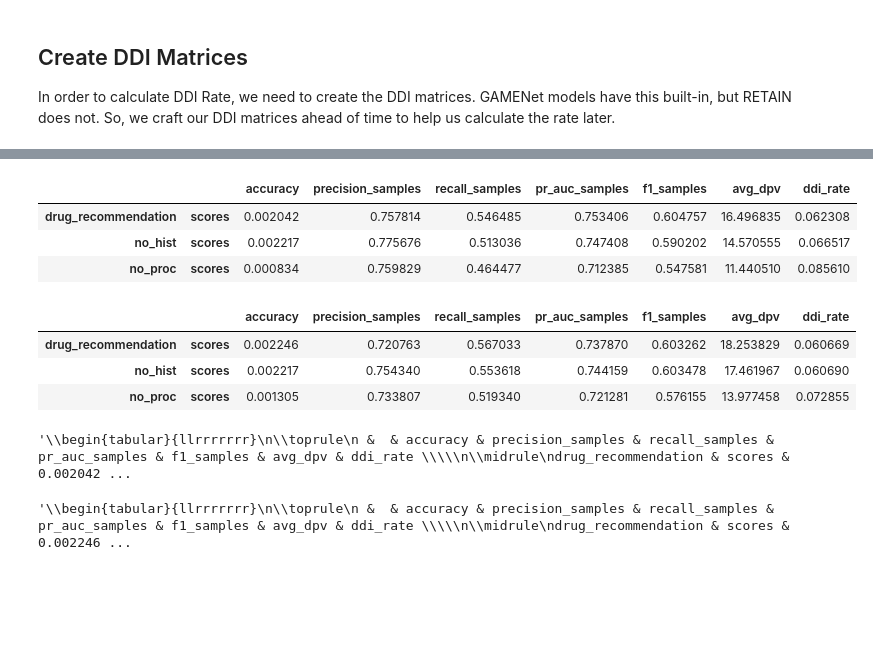
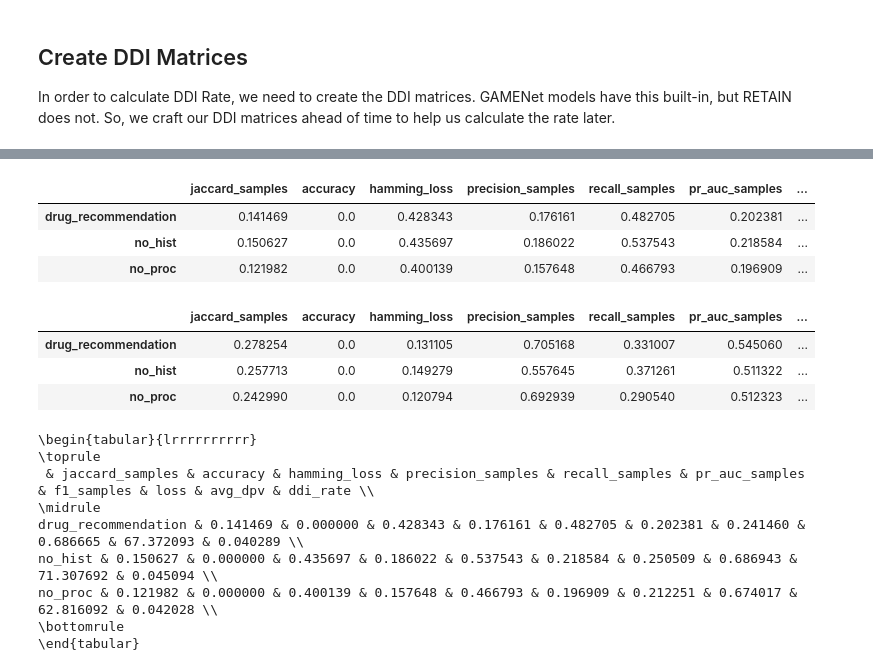
Before and after one commit to HeapsOfRam/GAMENet, a Jupyter notebook: pyhealth/EDA.ipynb, the cells around one changed output, grey strips where cells are left out. Saved outputs shown, nothing was run; the diff lists cells and outputs as text; code cells hidden in the pictures; blank space fills up the shorter version.

```diff
--- a/pyhealth/EDA.ipynb
+++ b/pyhealth/EDA.ipynb
@@ -54,12 +670,11 @@ This can be changed by either modifying the MIMIC4 class directly, or modifying
-# %%
-# whether to read in "dev" mode or not
-DEV = False
 # %%
 # save data in the ./hiddendata/extracted/ directory
 ## this uses MIMIC4, so place data in ./hiddendata/extracted/mimic4/
 ## could use MIMIC3 with from mimic import MIMIC3 and placing data in ./hiddendata/extracted/mimic3/
 dataset = MIMIC4
-mimic = MIMICWrapper(datasource=dataset, tasks=dataset.all_tasks())
+# we will run all tasks possible on the dataset
+# can define custom tasklist here
+mimic = MIMICWrapper(datasource=dataset, tasks=MIMIC4_TASKS)
 mimic_data = mimic.load_data(dev=DEV)
 drug_task_data = mimic.drug_task_data()
 dataloaders = mimic.create_dataloaders()
@@ -292,11 +909,9 @@ for taskname in mimic.get_task_names():
     print("--eval retain on {} data--".format(taskname))
     test_loader = dataloaders[taskname]["test"]
     baseline_result[taskname] = {}
-    baseline_result[taskname][SCORE_KEY] = retain[taskname].evaluate_model(test_loader)
-    baseline_result[taskname][SCORE_KEY][DPV_KEY] = retain[taskname].calc_avg_drugs_per_visit(test_loader)
-    baseline_result[taskname][SCORE_KEY][DDI_RATE_KEY] = retain[taskname].calc_ddi_rate(
-        test_loader, ddi_mats[taskname]
-    )
+    baseline_result[taskname] = retain[taskname].evaluate_model(test_loader)
+    baseline_result[taskname][DPV_KEY] = retain[taskname].calc_avg_drugs_per_visit(test_loader)
+    baseline_result[taskname][DDI_RATE_KEY] = retain[taskname].calc_ddi_rate(test_loader, ddi_mats[taskname])
 
 # gamenet
 print("---GAMENET EVALUATION---")
@@ -304,11 +919,9 @@ for taskname in mimic.get_task_names():
     print("--eval gamenet on {} data--".format(taskname))
     test_loader = dataloaders[taskname]["test"]
     gamenet_result[taskname] = {}
-    gamenet_result[taskname][SCORE_KEY] = gamenet[taskname].evaluate_model(test_loader)
-    gamenet_result[taskname][SCORE_KEY][DPV_KEY] = gamenet[taskname].calc_avg_drugs_per_visit(test_loader)
-    gamenet_result[taskname][SCORE_KEY][DDI_RATE_KEY] = gamenet[taskname].calc_ddi_rate(
-        test_loader, ddi_mats[taskname]
-    )
+    gamenet_result[taskname] = gamenet[taskname].evaluate_model(test_loader)
+    gamenet_result[taskname][DPV_KEY] = gamenet[taskname].calc_avg_drugs_per_visit(test_loader)
+    gamenet_result[taskname][DDI_RATE_KEY] = gamenet[taskname].calc_ddi_rate(test_loader, ddi_mats[taskname])
 # %% [output]
 ---RETAIN EVALUATION---
 --eval retain on drug_recommendation data--
@@ -375,0 +953,2 @@ gamenet_metrics = gamenet_res_df[metrics_columns]
+# %%
+retain_metrics = pandas.DataFrame.from_dict(baseline_result)
@@ -376,22 +957,26 @@ gamenet_metrics = gamenet_res_df[metrics_columns]
 # %%
-display(retain_metrics)
+display(retain_metrics.T)
 # %% [output]
-|  |  | accuracy | precision_samples | recall_samples | pr_auc_samples | f1_samples | avg_dpv | ddi_rate |
-| drug_recommendation | scores | 0.002042 | 0.757814 | 0.546485 | 0.753406 | 0.604757 | 16.496835 | 0.062308 |
-| no_hist | scores | 0.002217 | 0.775676 | 0.513036 | 0.747408 | 0.590202 | 14.570555 | 0.066517 |
-| no_proc | scores | 0.000834 | 0.759829 | 0.464477 | 0.712385 | 0.547581 | 11.440510 | 0.085610 |
+|  | jaccard_samples | accuracy | hamming_loss | precision_samples | recall_samples | pr_auc_samples | ... |
+| drug_recommendation | 0.141469 | 0.0 | 0.428343 | 0.176161 | 0.482705 | 0.202381 | ... |
+| no_hist | 0.150627 | 0.0 | 0.435697 | 0.186022 | 0.537543 | 0.218584 | ... |
+| no_proc | 0.121982 | 0.0 | 0.400139 | 0.157648 | 0.466793 | 0.196909 | ... |
 # %%
-display(gamenet_metrics)
+display(gamenet_metrics.T)
 # %% [output]
-|  |  | accuracy | precision_samples | recall_samples | pr_auc_samples | f1_samples | avg_dpv | ddi_rate |
-| drug_recommendation | scores | 0.002246 | 0.720763 | 0.567033 | 0.737870 | 0.603262 | 18.253829 | 0.060669 |
-| no_hist | scores | 0.002217 | 0.754340 | 0.553618 | 0.744159 | 0.603478 | 17.461967 | 0.060690 |
-| no_proc | scores | 0.001305 | 0.733807 | 0.519340 | 0.721281 | 0.576155 | 13.977458 | 0.072855 |
+|  | jaccard_samples | accuracy | hamming_loss | precision_samples | recall_samples | pr_auc_samples | ... |
+| drug_recommendation | 0.278254 | 0.0 | 0.131105 | 0.705168 | 0.331007 | 0.545060 | ... |
+| no_hist | 0.257713 | 0.0 | 0.149279 | 0.557645 | 0.371261 | 0.511322 | ... |
+| no_proc | 0.242990 | 0.0 | 0.120794 | 0.692939 | 0.290540 | 0.512323 | ... |
-# %%
-retain_metrics.to_latex()
-# %% [output]
-'\\begin{tabular}{llrrrrrrr}\n\\toprule\n &  & accuracy & precision_samples & recall_samples & pr_auc_samples & f1_samples & avg_dpv & ddi_rate \\\\\n\\midrule\ndrug_recommendation & scores & 0.002042 ...
-# %%
-gamenet_metrics.to_latex()
-# %% [output]
-'\\begin{tabular}{llrrrrrrr}\n\\toprule\n &  & accuracy & precision_samples & recall_samples & pr_auc_samples & f1_samples & avg_dpv & ddi_rate \\\\\n\\midrule\ndrug_recommendation & scores & 0.002246 ...
+# %%
+print(retain_metrics.T.to_latex())
+# %% [output]
+\begin{tabular}{lrrrrrrrrrr}
+\toprule
+ & jaccard_samples & accuracy & hamming_loss & precision_samples & recall_samples & pr_auc_samples & f1_samples & loss & avg_dpv & ddi_rate \\
+\midrule
+drug_recommendation & 0.141469 & 0.000000 & 0.428343 & 0.176161 & 0.482705 & 0.202381 & 0.241460 & 0.686665 & 67.372093 & 0.040289 \\
+no_hist & 0.150627 & 0.000000 & 0.435697 & 0.186022 & 0.537543 & 0.218584 & 0.250509 & 0.686943 & 71.307692 & 0.045094 \\
+no_proc & 0.121982 & 0.000000 & 0.400139 & 0.157648 & 0.466793 & 0.196909 & 0.212251 & 0.674017 & 62.816092 & 0.042028 \\
+\bottomrule
+\end{tabular}
```
Also changed, not shown: parts of 34 cells of this notebook, 5 other files.
